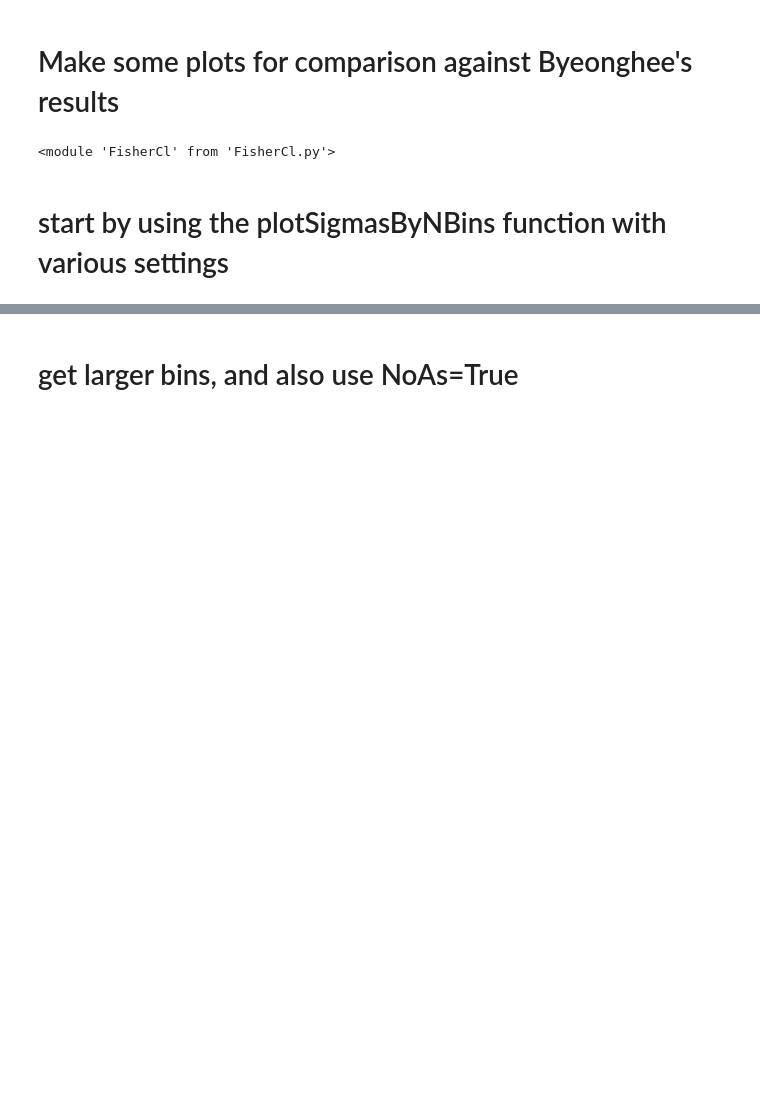
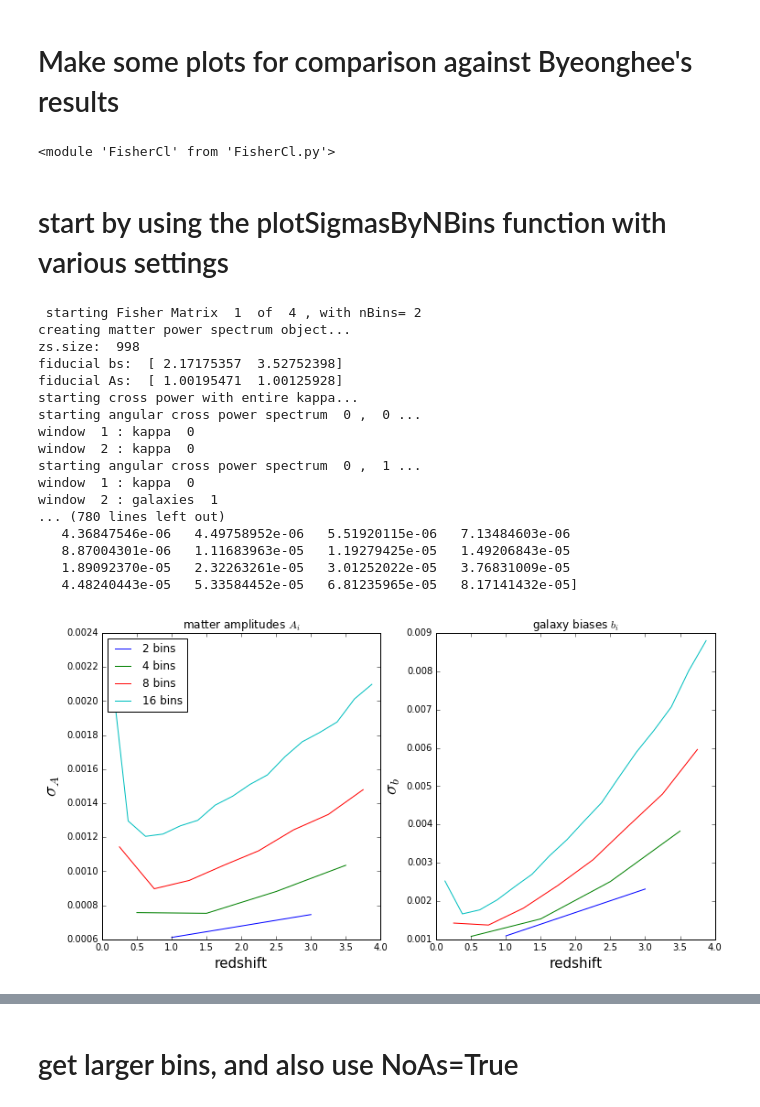
Before and after one commit to RIKnight/Fisher-Forecasting, a Jupyter notebook: plots for comparison.ipynb, the cells around one changed output, grey strips where cells are left out. Cells and saved outputs as stored; diff of their text form; code cells hidden in the pictures; blank space fills up the shorter version.

```diff
--- a/plots for comparison.ipynb
+++ b/plots for comparison.ipynb
@@ -16,4 +16,26 @@ reload(fcl)
 <module 'FisherCl' from 'FisherCl.py'>
 # %% [markdown]
 # start by using the plotSigmasByNBins function with various settings
+# %%
+# 1. with doNorm = True, useWk = True in winGalaxies
+eigs1,fidAs1,fidBs1,sigmasA1,sigmasB1 = fcl.plotSigmasByNBins(zmax=4,doNorm=True,useWk=True)
+# %% [output]
+ starting Fisher Matrix  1  of  4 , with nBins= 2
+creating matter power spectrum object...
+zs.size:  998
+fiducial bs:  [ 2.17175357  3.52752398]
+fiducial As:  [ 1.00195471  1.00125928]
+starting cross power with entire kappa...
+starting angular cross power spectrum  0 ,  0 ...
+window  1 : kappa  0
+window  2 : kappa  0
+starting angular cross power spectrum  0 ,  1 ...
+window  1 : kappa  0
+window  2 : galaxies  1
+... (780 lines left out)
+   4.36847546e-06   4.49758952e-06   5.51920115e-06   7.13484603e-06
+   8.87004301e-06   1.11683963e-05   1.19279425e-05   1.49206843e-05
+   1.89092370e-05   2.32263261e-05   3.01252022e-05   3.76831009e-05
+   4.48240443e-05   5.33584452e-05   6.81235965e-05   8.17141432e-05]
+[figure, added]
 # %%
```
Also changed, not shown: parts of 32 cells of this notebook, 6 other files.
